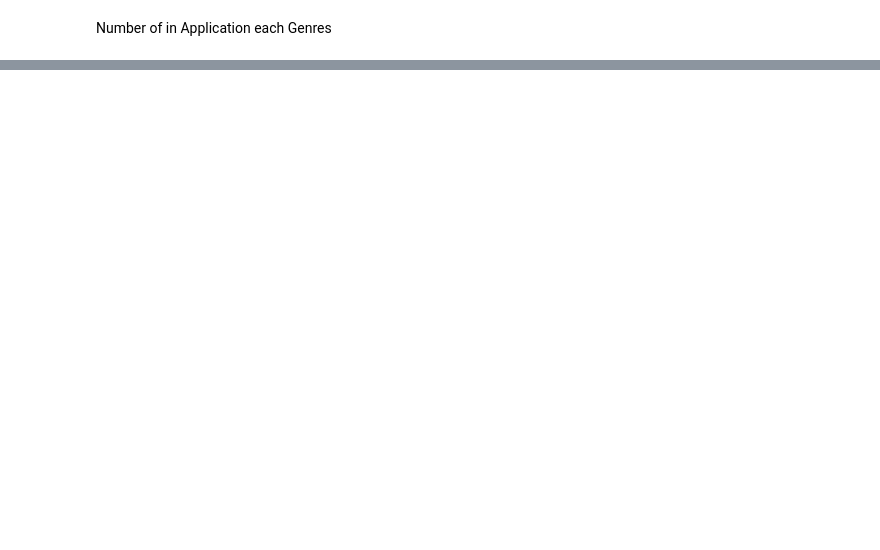
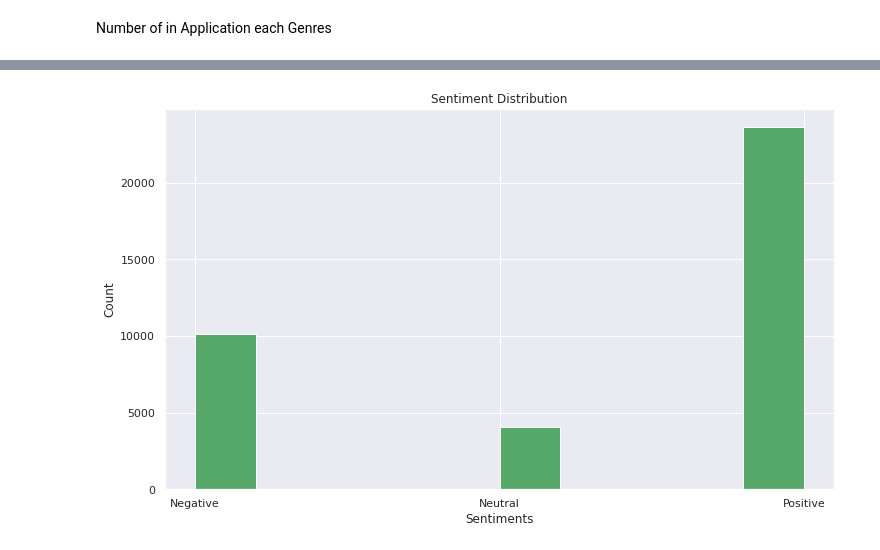
Before and after one commit to vivek16pawar/EDA-CAPSTONE, a Jupyter notebook: Play_Store_App_Review_Analysis_Capstone_Project.ipynb, the cells around one changed output, grey strips where cells are left out. Saved outputs shown, nothing was run; the diff lists cells and outputs as text; code cells hidden in the pictures; blank space fills up the shorter version.

```diff
--- a/Play_Store_App_Review_Analysis_Capstone_Project.ipynb
+++ b/Play_Store_App_Review_Analysis_Capstone_Project.ipynb
@@ -430,0 +538,10 @@ px.bar(data_frame = genres_app , x = 'Genres', y ='App' ,color='Genres', title =
+# %%
+# Plotting the histogram for Sentiments distribution
+plt.hist(data=merged_df, x='Sentiment', color = sns.color_palette('deep')[2] )
+plt.title("Sentiment Distribution")
+plt.xlabel("Sentiments")
+plt.ylabel("Count")
+sns.set(rc={'figure.figsize':(12,7)})
+plt.show()
+# %% [output]
+[figure, added]
```
Also changed, not shown: parts of 16 cells of this notebook.
